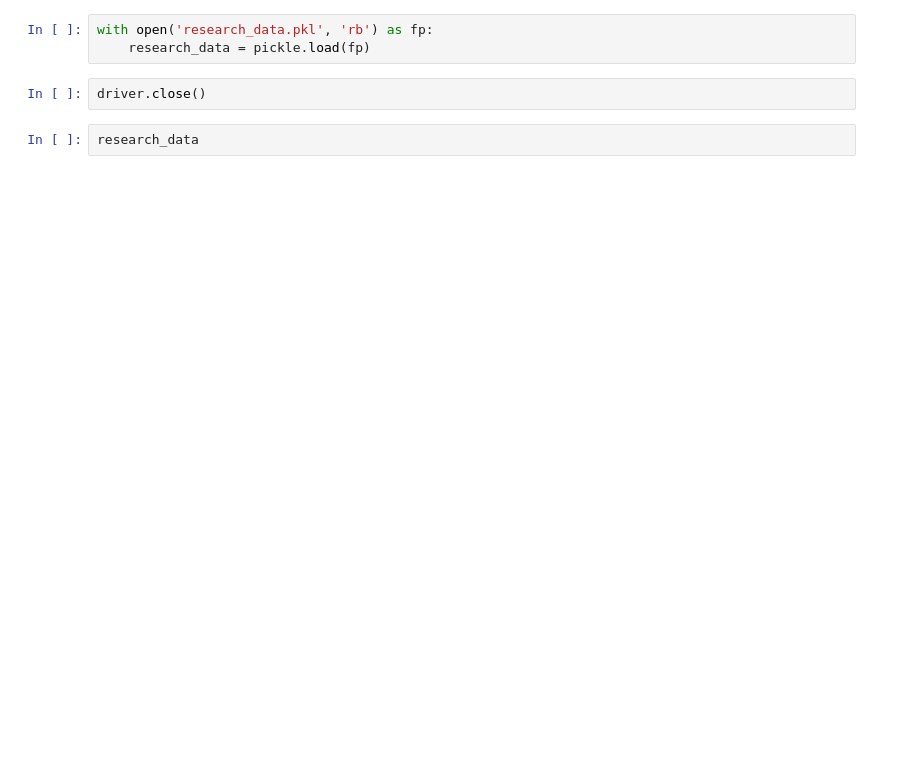
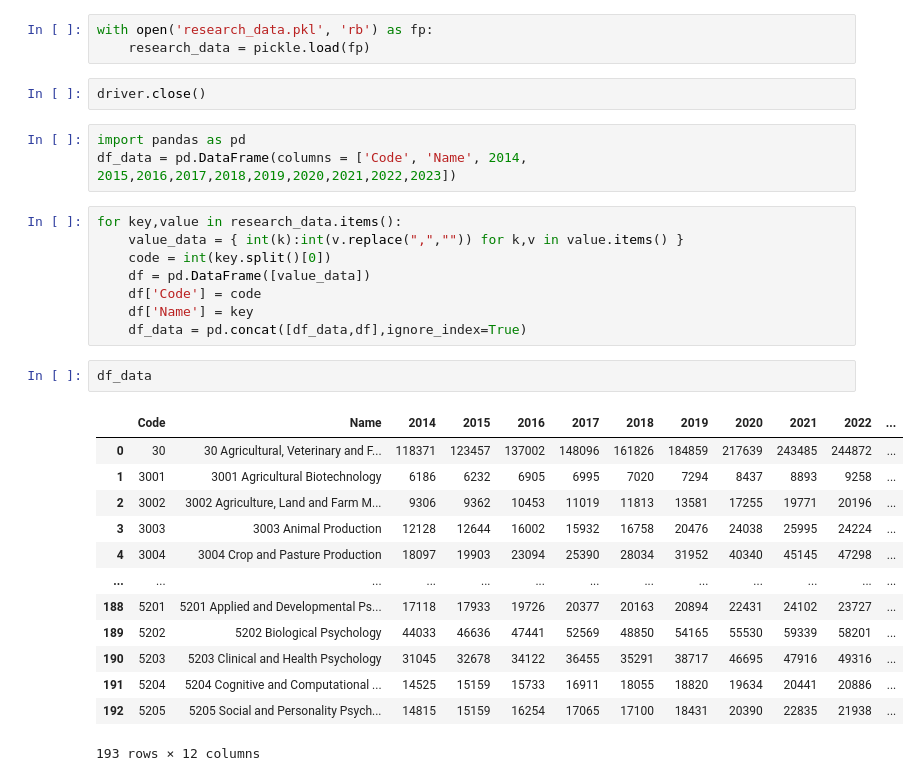
Before and after one commit to yying1/Py_personal, a Jupyter notebook: Learning/Other/Analyze Research Publication Data to Identify Trends.ipynb, the cells around one changed output. Saved outputs shown, nothing was run; the diff lists cells and outputs as text; blank space fills up the shorter version.

```diff
--- a/Learning/Other/Analyze Research Publication Data to Identify Trends.ipynb
+++ b/Learning/Other/Analyze Research Publication Data to Identify Trends.ipynb
@@ -78,5 +79,30 @@ with open('research_data.pkl', 'rb') as fp:
     research_data = pickle.load(fp)
 # %%
 driver.close()
+# %%
+import pandas as pd
+df_data = pd.DataFrame(columns = ['Code', 'Name', 2014, 2015,2016,2017,2018,2019,2020,2021,2022,2023])
 # %%
-research_data
+for key,value in research_data.items():
+    value_data = { int(k):int(v.replace(",","")) for k,v in value.items() }
+    code = int(key.split()[0])
+    df = pd.DataFrame([value_data])
+    df['Code'] = code
+    df['Name'] = key
+    df_data = pd.concat([df_data,df],ignore_index=True)
+# %%
+df_data
+# %% [output]
+|  | Code | Name | 2014 | 2015 | 2016 | 2017 | 2018 | 2019 | 2020 | 2021 | 2022 | ... |
+| 0 | 30 | 30 Agricultural, Veterinary and F... | 118371 | 123457 | 137002 | 148096 | 161826 | 184859 | 217639 | 243485 | 244872 | ... |
+| 1 | 3001 | 3001 Agricultural Biotechnology | 6186 | 6232 | 6905 | 6995 | 7020 | 7294 | 8437 | 8893 | 9258 | ... |
+| 2 | 3002 | 3002 Agriculture, Land and Farm M... | 9306 | 9362 | 10453 | 11019 | 11813 | 13581 | 17255 | 19771 | 20196 | ... |
+| 3 | 3003 | 3003 Animal Production | 12128 | 12644 | 16002 | 15932 | 16758 | 20476 | 24038 | 25995 | 24224 | ... |
+| 4 | 3004 | 3004 Crop and Pasture Production | 18097 | 19903 | 23094 | 25390 | 28034 | 31952 | 40340 | 45145 | 47298 | ... |
+| ... | ... | ... | ... | ... | ... | ... | ... | ... | ... | ... | ... | ... |
+| 188 | 5201 | 5201 Applied and Developmental Ps... | 17118 | 17933 | 19726 | 20377 | 20163 | 20894 | 22431 | 24102 | 23727 | ... |
+| 189 | 5202 | 5202 Biological Psychology | 44033 | 46636 | 47441 | 52569 | 48850 | 54165 | 55530 | 59339 | 58201 | ... |
+| 190 | 5203 | 5203 Clinical and Health Psychology | 31045 | 32678 | 34122 | 36455 | 35291 | 38717 | 46695 | 47916 | 49316 | ... |
+| 191 | 5204 | 5204 Cognitive and Computational ... | 14525 | 15159 | 15733 | 16911 | 18055 | 18820 | 19634 | 20441 | 20886 | ... |
+| 192 | 5205 | 5205 Social and Personality Psych... | 14815 | 15159 | 16254 | 17065 | 17100 | 18431 | 20390 | 22835 | 21938 | ... |
+193 rows × 12 columns
```
Also changed, not shown: parts of 6 cells of this notebook.
